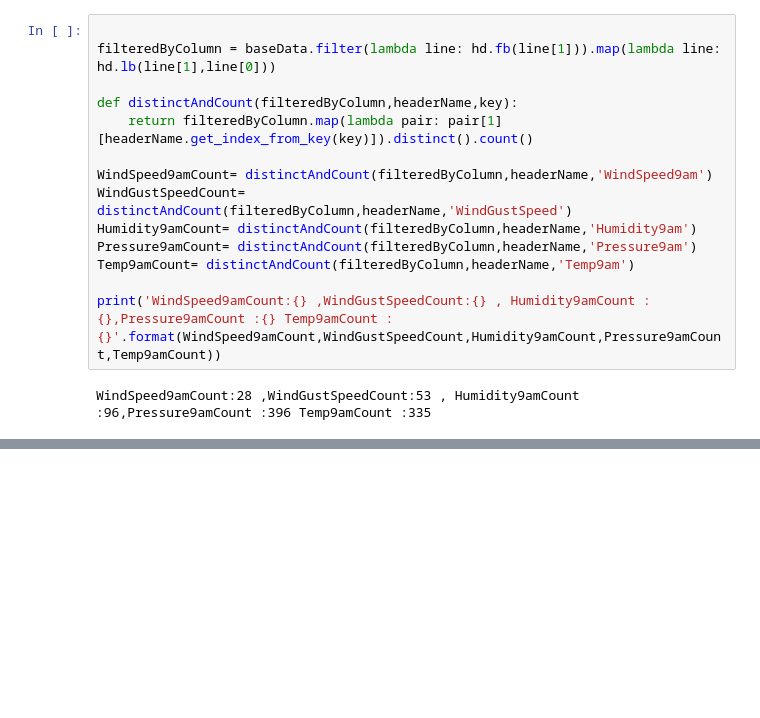
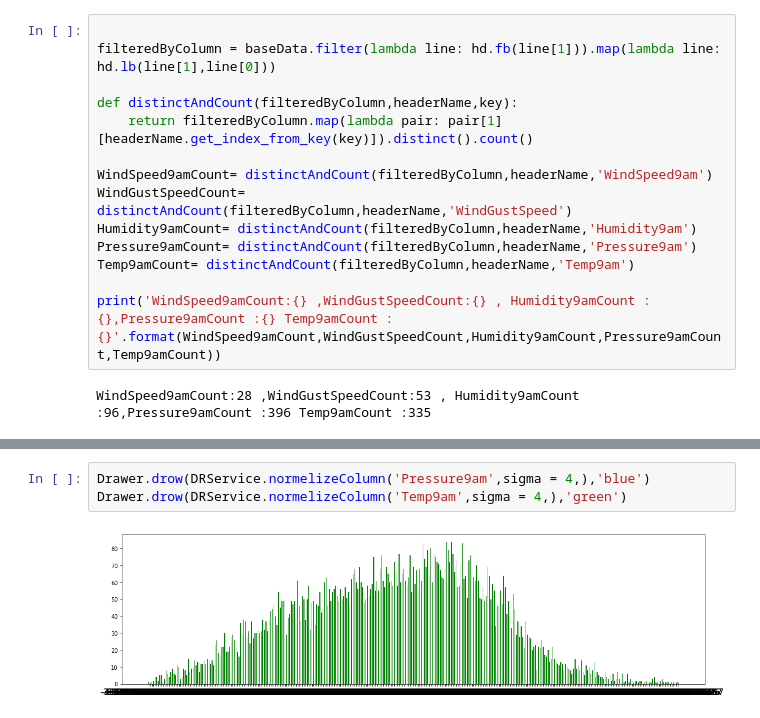
Before and after one commit to YossiAtt/BigData, a Jupyter notebook: Untitled.ipynb, the cells around one changed output, grey strips where cells are left out. Saved outputs shown, nothing was run; the diff lists cells and outputs as text; blank space fills up the shorter version.

```diff
--- a/Untitled.ipynb
+++ b/Untitled.ipynb
@@ -249,0 +281,5 @@ normalizevws9.take(4)
+# %%
+Drawer.drow(DRService.normelizeColumn('Pressure9am',sigma = 4,),'blue')
+Drawer.drow(DRService.normelizeColumn('Temp9am',sigma = 4,),'green')
+# %% [output]
+[figure, added]
```
Also changed, not shown: parts of 13 cells of this notebook.
